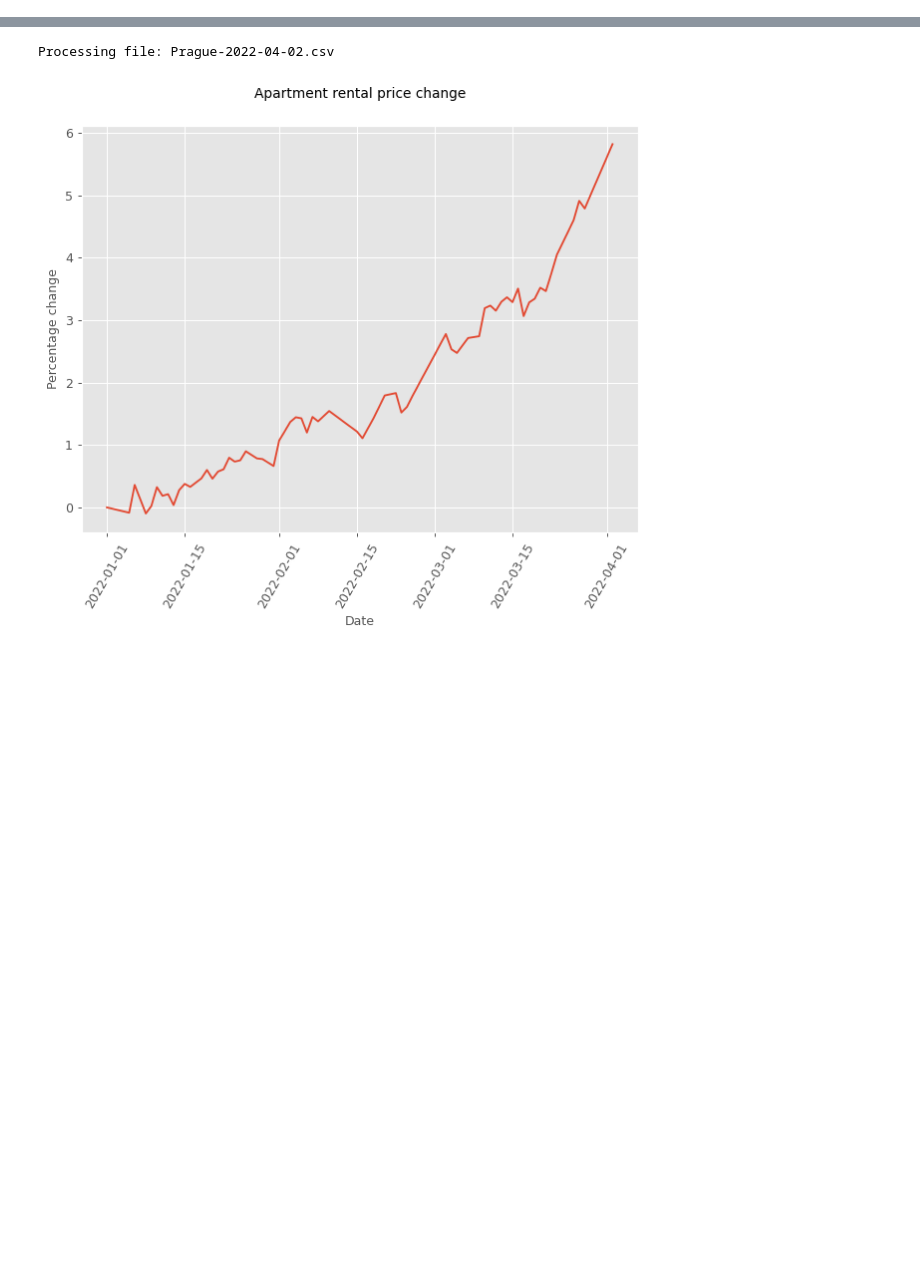
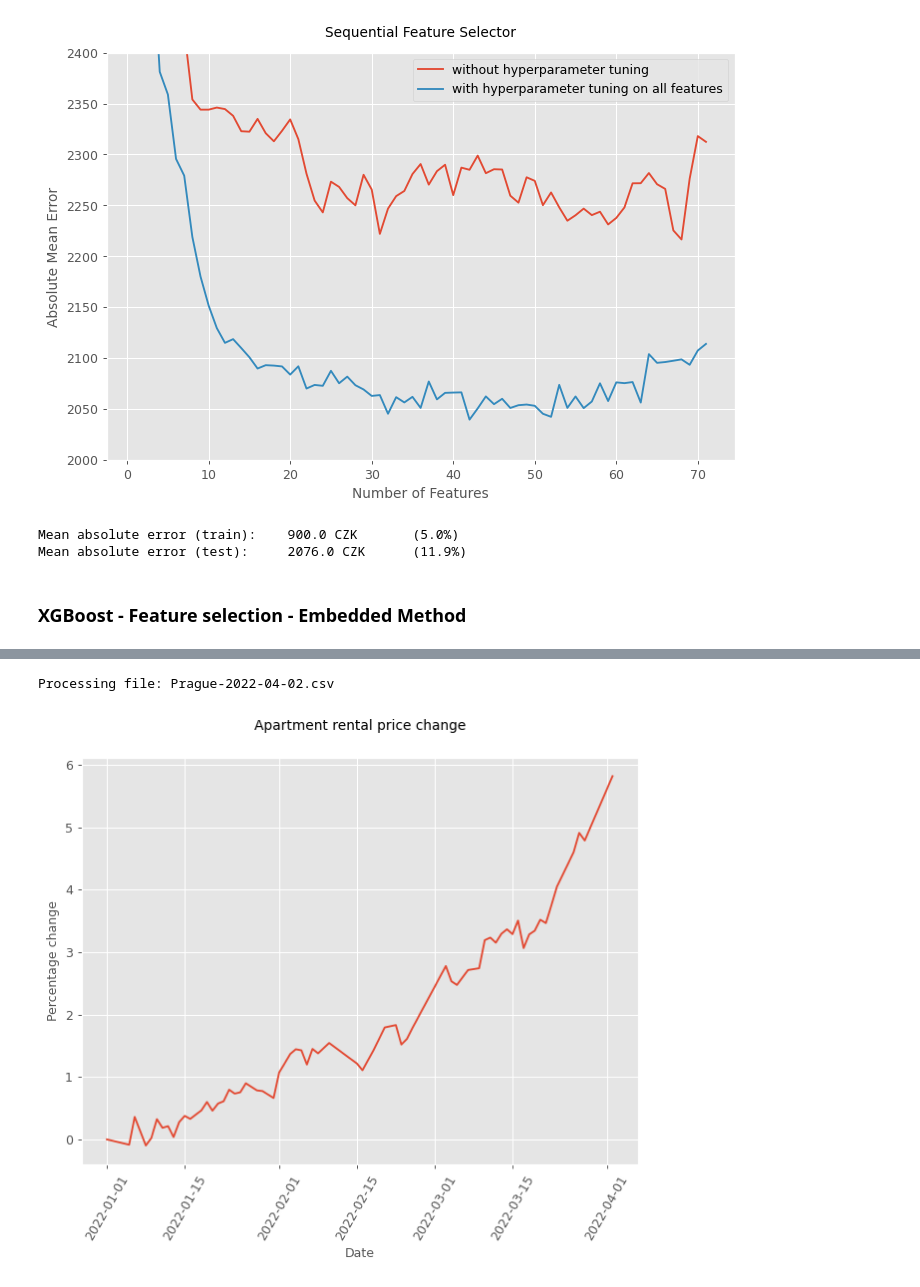
Before and after one commit to tomasz-bialy/Estate-Prague, a Jupyter notebook: Estate_Prague.ipynb, the cells around one changed output, grey strips where cells are left out. Cells and saved outputs as stored; diff of their text form; code cells hidden in the pictures; blank space fills up the shorter version.

```diff
--- a/Estate_Prague.ipynb
+++ b/Estate_Prague.ipynb
@@ -449,0 +345,32 @@ plt.title('Feature importances');
+# %%
+sfs = SequentialFeatureSelector(xgb0,
+                                k_features=71,
+                                forward=True,
+                                floating=False,
+                                scoring = 'neg_mean_absolute_error',
+                                cv = 3)
+sfs.fit(X_train, y_train)
+clear_output(wait=True)
+ranking = pd.DataFrame(sfs.subsets_).transpose()[['avg_score','feature_names']]
+# %%
+xgb2 = xgb.XGBRegressor(**xgb1.best_params_)
+sfs2 = SequentialFeatureSelector(xgb2,
+                                k_features=71,
+                                forward=True,
+                                floating=False,
+                                scoring = 'neg_mean_absolute_error',
+                                cv = 3)
+sfs2.fit(X_train, y_train)
+clear_output(wait=True)
+ranking2 = pd.DataFrame(sfs2.subsets_).transpose()[['avg_score','feature_names']]
+# %%
+plt.figure(figsize=(9,6),dpi=90)
+sns.lineplot(x=list(range(1,len(ranking)+1)),y=-ranking['avg_score'].apply(float))
+sns.lineplot(x=list(range(1,len(ranking2)+1)),y=-ranking2['avg_score'].apply(float))
+plt.xlabel("Number of Features", fontsize= 11)
+plt.ylabel("Absolute Mean Error", fontsize= 11)
+plt.ylim(2000,2400)
+plt.title("Sequential Feature Selector", fontsize= 11, y=1.02)
+plt.legend(labels=["without hyperparameter tuning","with hyperparameter tuning on all features"]);
+# %% [output]
+[figure, added]
@@ -449,0 +381,16 @@ plt.title('Feature importances');
+# %%
+xgb3 = RandomizedSearchCV(estimator = xgb.XGBRegressor(),
+                          param_distributions = grid_paramters,
+                          scoring = 'neg_mean_absolute_error',
+                          n_iter = 1000,
+                          cv = 6,
+                          verbose=1,
+                          n_jobs = -1)
+xgb3.fit(X_train_selected,y_train)
+clear_output(wait=True)
+evaluation(xgb3,X_train_selected,X_test_selected,y_train,y_test)
+# %% [output]
+Mean absolute error (train):    900.0 CZK       (5.0%)
+Mean absolute error (test):     2076.0 CZK      (11.9%)
+# %% [markdown]
+### XGBoost - Feature selection - Embedded Method
```
Also changed, not shown: parts of 58 cells of this notebook.
